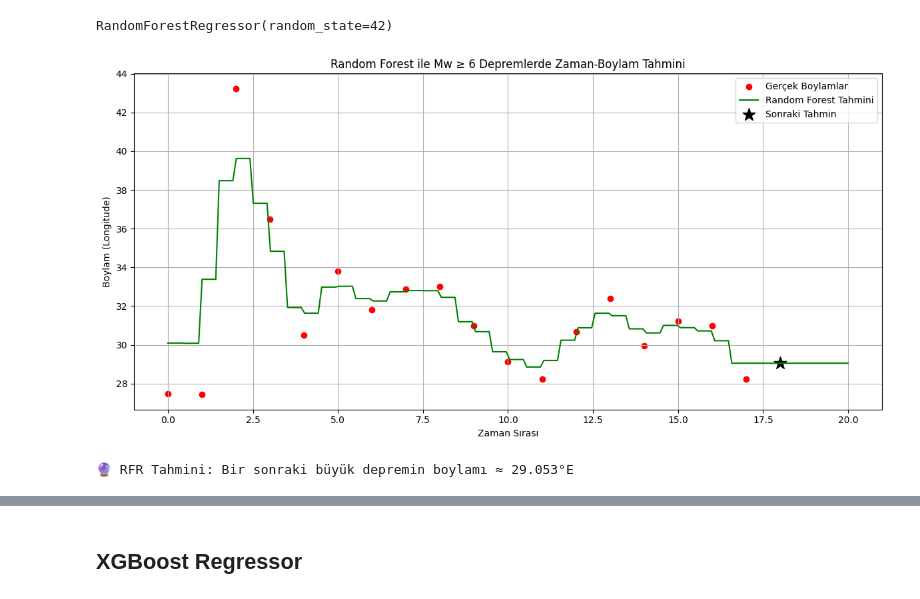
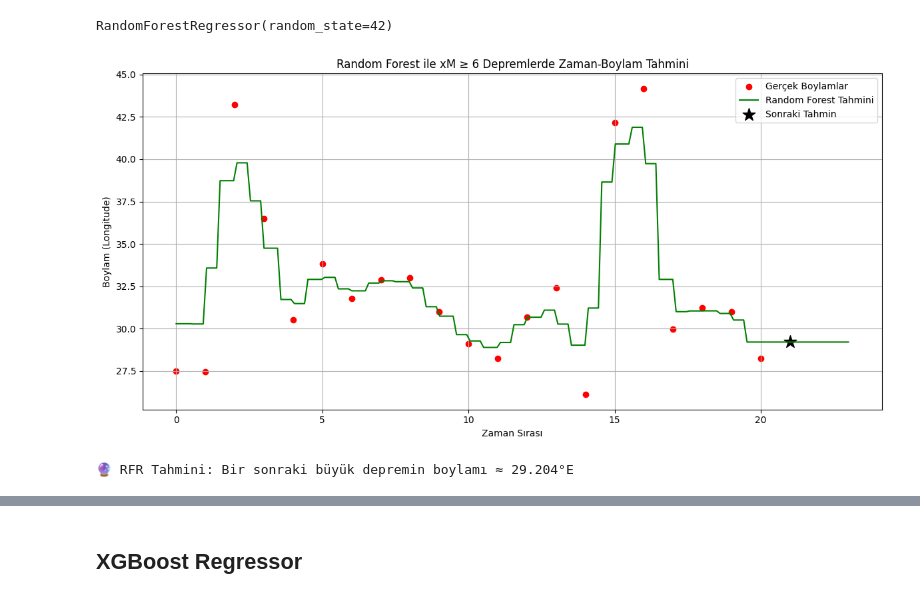
Before and after one commit to TolgaKilinckaya/kuzeyanadolufay, a Jupyter notebook: analysis.ipynb, the cells around one changed output, grey strips where cells are left out. Drawn from its saved outputs; the diff is of its cells as text; code cells hidden in the pictures.

```diff
--- a/analysis.ipynb
+++ b/analysis.ipynb
@@ -84,6 +96,6 @@ plt.show()
 # %%
 # Geçerli Mw ve tarih bilgisi olanları al
-df = df[df["Mw"].notna() & df["Tarih"].notna()]
+df = df[df["xM"].notna() & df["Tarih"].notna()]
 
 # Tarih kolonu datetime'e çevir
 df["Tarih"] = pd.to_datetime(df["Tarih"], errors='coerce')
@@ -223,8 +235,5 @@ plt.show()
 # %%
-# Mw varsa onu al, yoksa ML kullan
-df["mag"] = df["Mw"].fillna(df["ML"])
-
 # Sadece tarih, boylam ve mag bilgisi olanları al
-df_clean = df[df["Tarih"].notna() & df["Boylam"].notna() & df["mag"].notna()]
+df_clean = df[df["Tarih"].notna() & df["Boylam"].notna() & df["xM"].notna()]
 # %%
 plt.figure(figsize=(12, 6))
@@ -496,15 +505,12 @@ plt.show()
 # %%
 from sklearn.preprocessing import MinMaxScaler
 import numpy as np
-
-# Mw + ML birleştirilmiş büyüklük
-df["mag"] = df["Mw"].fillna(df["ML"])
 
 # Tarih dönüşümü
 df["Tarih"] = pd.to_datetime(df["Tarih"], errors="coerce")
 
 # Yıl sırasına göre Mw ≥ 6 depremler
-df_6plus = df[df["mag"] >= 6.0].dropna(subset=["Tarih", "Boylam"])
+df_6plus = df[df["xM"] >= 6.0].dropna(subset=["Tarih", "Boylam"])
 df_6plus = df_6plus.sort_values("Tarih").reset_index(drop=True)
 
 # Zamansal X: her depremi bir sıraya koy
@@ -548,9 +554,8 @@ plt.show()
 from sklearn.preprocessing import MinMaxScaler
 
 # Depremleri sıraya koy (önceki adımlardan)
-df["mag"] = df["Mw"].fillna(df["ML"])
 df["Tarih"] = pd.to_datetime(df["Tarih"], errors="coerce")
-df_6plus = df[df["mag"] >= 6.0].dropna(subset=["Tarih", "Boylam"]).sort_values("Tarih").reset_index(drop=True)
+df_6plus = df[df["xM"] >= 6.0].dropna(subset=["Tarih", "Boylam"]).sort_values("Tarih").reset_index(drop=True)
 
 # Boylamları al
 boylam = df_6plus["Boylam"].values.reshape(-1, 1)
@@ -722,20 +727,20 @@ next_rfr_pred = rfr.predict([[X_rf.max() + 1]])[0]
 # %%
 plt.figure(figsize=(12,6))
 plt.scatter(X_rf, y_rf, color='red', label="Gerçek Boylamlar")
 plt.plot(X_range, y_rfr_pred, color='green', label="Random Forest Tahmini")
 plt.scatter(X_rf.max() + 1, next_rfr_pred, color='black', marker='*', s=200, label='Sonraki Tahmin')
-plt.title("Random Forest ile Mw ≥ 6 Depremlerde Zaman-Boylam Tahmini")
+plt.title("Random Forest ile xM ≥ 6 Depremlerde Zaman-Boylam Tahmini")
 plt.xlabel("Zaman Sırası")
 plt.ylabel("Boylam (Longitude)")
 plt.legend()
 plt.grid(True)
 plt.tight_layout()
 plt.show()
 
 print(f"🔮 RFR Tahmini: Bir sonraki büyük depremin boylamı ≈ {next_rfr_pred:.3f}°E")
 # %% [output]
-[figure, old version]
+[figure, new version]
-🔮 RFR Tahmini: Bir sonraki büyük depremin boylamı ≈ 29.053°E
+🔮 RFR Tahmini: Bir sonraki büyük depremin boylamı ≈ 29.204°E
 # %%
 y_rf_train_pred = rfr.predict(X_rf)
 mae_rf = mean_absolute_error(y_rf, y_rf_train_pred)
```
Also changed, not shown: parts of 31 cells of this notebook, 2 other files.
